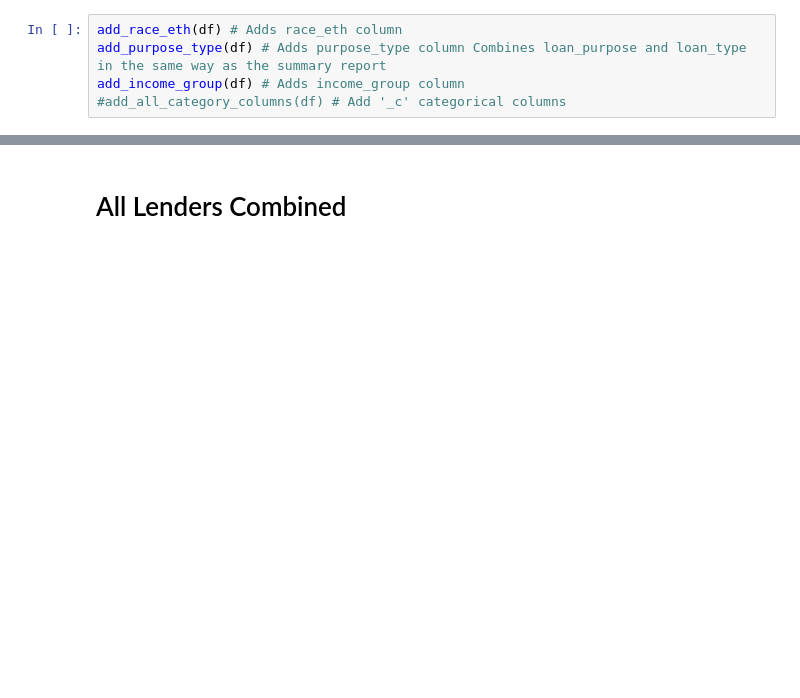
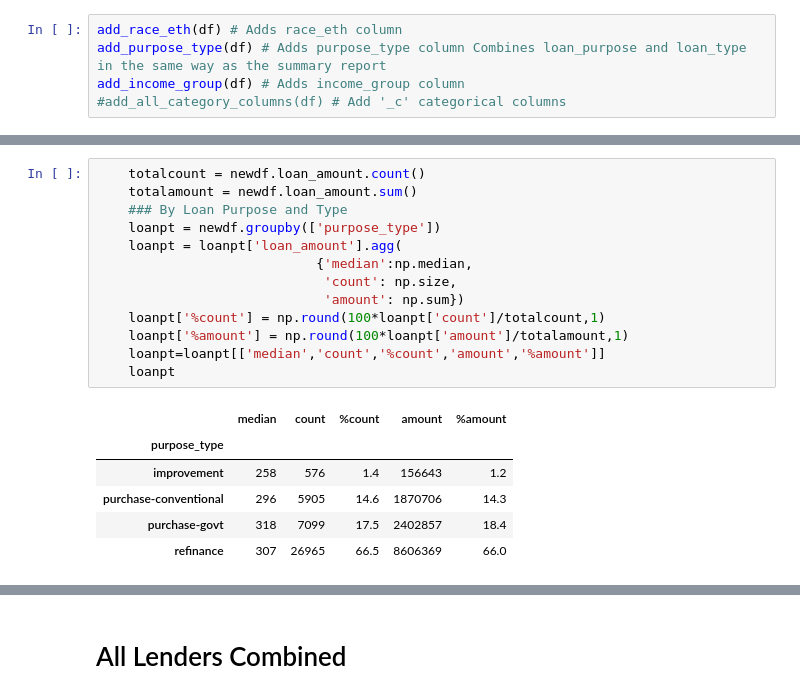
Before and after one commit to CivicKnowledge/San-Diego-Housing, a Jupyter notebook: gonzalo/summaryTables.ipynb, the cells around one changed output, grey strips where cells are left out. Saved outputs shown, nothing was run; the diff lists cells and outputs as text; blank space fills up the shorter version.

```diff
--- a/gonzalo/summaryTables.ipynb
+++ b/gonzalo/summaryTables.ipynb
@@ -23,0 +33,20 @@ add_income_group(df) # Adds income_group column
+# %%
+    totalcount = newdf.loan_amount.count()
+    totalamount = newdf.loan_amount.sum()
+    ### By Loan Purpose and Type
+    loanpt = newdf.groupby(['purpose_type'])
+    loanpt = loanpt['loan_amount'].agg(
+                            {'median':np.median,
+                             'count': np.size,
+                             'amount': np.sum})
+    loanpt['%count'] = np.round(100*loanpt['count']/totalcount,1)
+    loanpt['%amount'] = np.round(100*loanpt['amount']/totalamount,1)
+    loanpt=loanpt[['median','count','%count','amount','%amount']]
+    loanpt
+# %% [output]
+|  | median | count | %count | amount | %amount |
+| purpose_type |  |  |  |  |  |
+| improvement | 258 | 576 | 1.4 | 156643 | 1.2 |
+| purchase-conventional | 296 | 5905 | 14.6 | 1870706 | 14.3 |
+| purchase-govt | 318 | 7099 | 17.5 | 2402857 | 18.4 |
+| refinance | 307 | 26965 | 66.5 | 8606369 | 66.0 |
```
Also changed, not shown: parts of 5 cells of this notebook.
